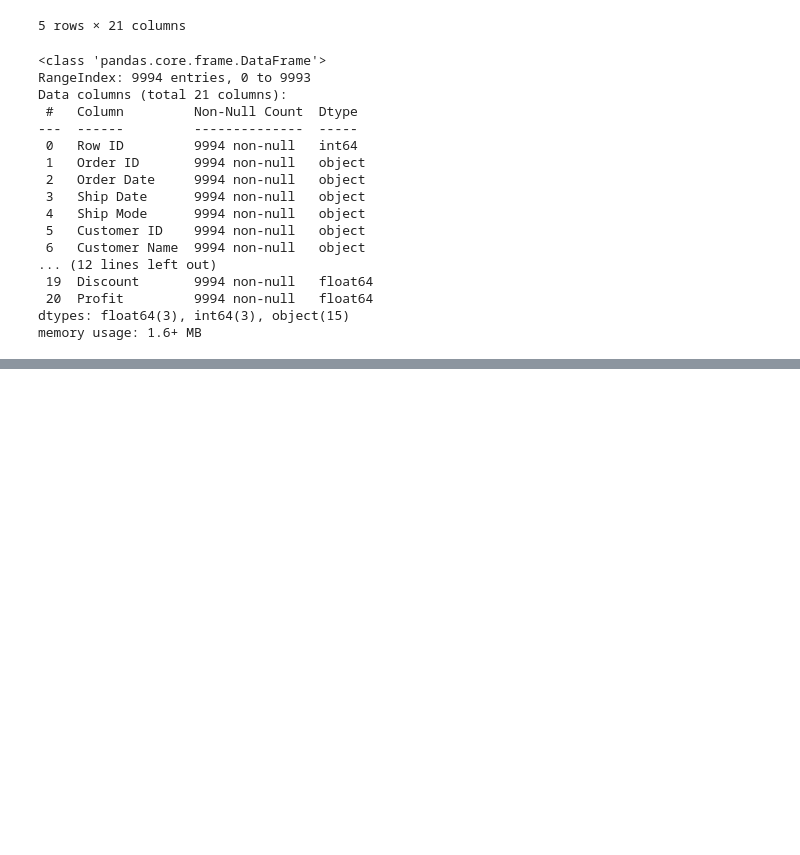
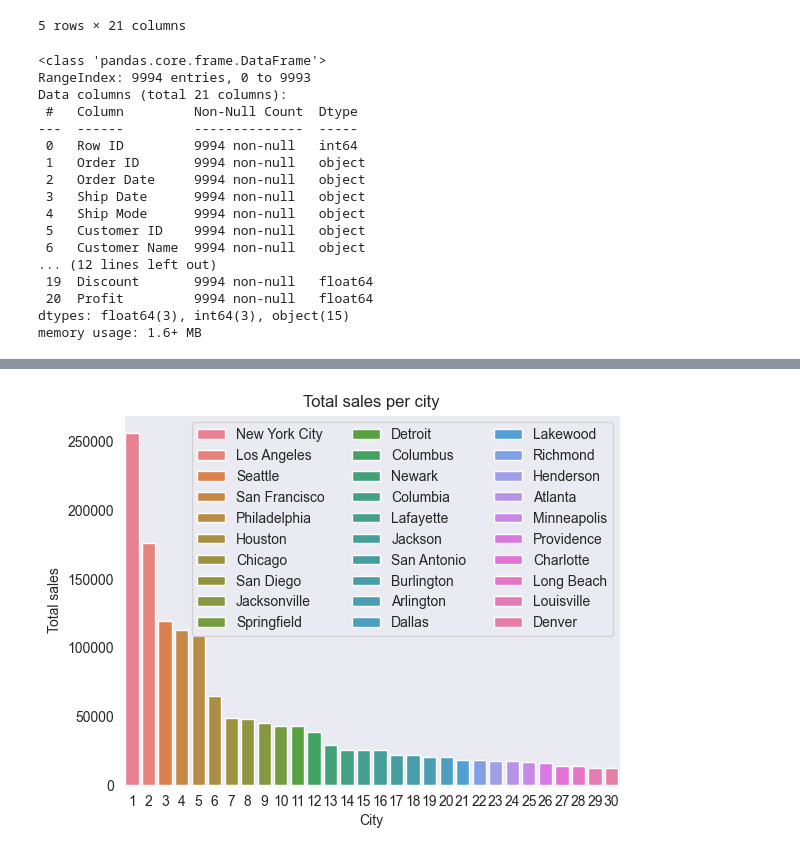
Before and after one commit to JMurage/Sales_analysis, a Jupyter notebook: Sale_analysis.ipynb, the cells around one changed output, grey strips where cells are left out. Drawn from its saved outputs; the diff is of its cells as text; code cells hidden in the pictures; blank space fills up the shorter version.

```diff
--- a/Sale_analysis.ipynb
+++ b/Sale_analysis.ipynb
@@ -57,0 +144,29 @@ data.describe()
+# %%
+# City_sales distribution
+City_sales = {}
+city_sales =dataSubset[['City','Sales']]
+for i in city_sales.City.unique():
+    City_sales[i] = [dataSubset['Sales'][v] for v in dataSubset[dataSubset["City"] == i].index]
+
+Total_sales ={}
+for key, value in City_sales.items():
+    Total_sales[key] = sum(value)
+
+sale_C = Total_sales.items()
+Sorted_sales = sorted(sale_C, key=lambda x: x[1], reverse = True)
+#There exist 531 cities taking a set of top 30 cities in sales
+top_30_cities = Sorted_sales[0:30]
+
+x = dict(top_30_cities).keys()
+x_labels = np.arange(0,30)+1
+y = dict(top_30_cities).values()
+
+#plotting a bar graph presentation for the top 30 cities
+SaleCity = sns.barplot(x=x_labels,y=y, hue = x)
+SaleCity.set(xlabel= "City", ylabel="Total sales",title="Total sales per city")
+sns.set_style('dark')
+plt.legend(ncol=3);
+# The chart shows thats New York City recorded the highest sales over 250000 sales
+# Only 6 cities out of 531 made sales over 50,000 thus majority of the cities made sales below 50000
+# %% [output]
+[figure, added]
```
Also changed, not shown: parts of 9 cells of this notebook.
